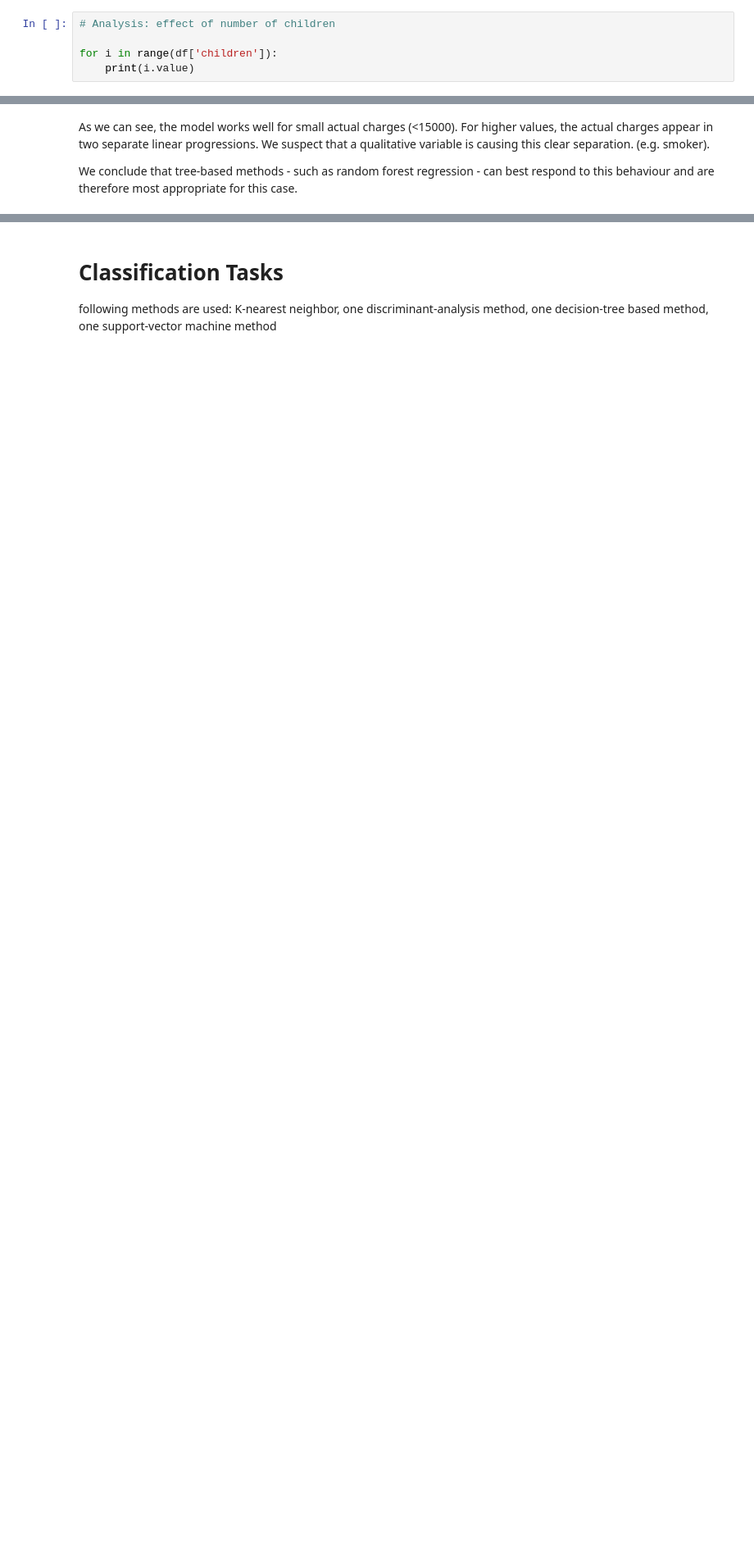
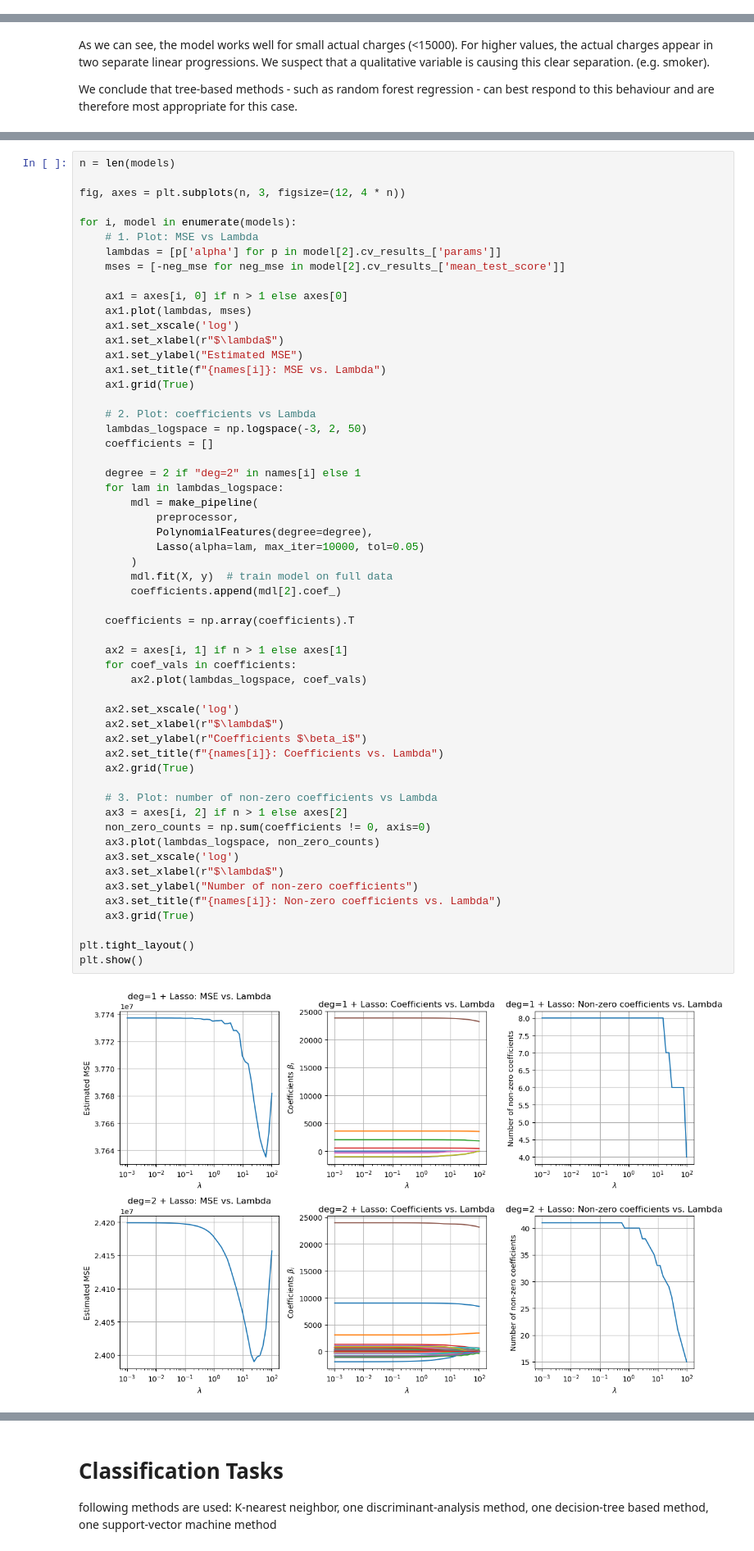
Before and after one commit to MisterSte/MLDA_Gruppenwerk, a Jupyter notebook: insurance.ipynb, the cells around one changed output, grey strips where cells are left out. Shown at 82% size. Cells and saved outputs as stored; diff of their text form; blank space fills up the shorter version.

Commit message:
added lasso regression

```diff
--- a/insurance.ipynb
+++ b/insurance.ipynb
@@ -76,8 +79,3 @@ sns.scatterplot(data=df, x=df['age'], y=df['bmi'], alpha=0.5, hue=df['region'],
 # %% [output]
 <Axes: xlabel='age', ylabel='bmi'>
 [figure]
-# %%
-# Analysis: effect of number of children
-
-for i in range(df['children']):
-    print(i.value)
@@ -477,0 +582,58 @@ We conclude that tree-based methods - such as random forest regression - can bes
+# %%
+n = len(models)
+
+fig, axes = plt.subplots(n, 3, figsize=(12, 4 * n))
+
+for i, model in enumerate(models):
+    # 1. Plot: MSE vs Lambda
+    lambdas = [p['alpha'] for p in model[2].cv_results_['params']]
+    mses = [-neg_mse for neg_mse in model[2].cv_results_['mean_test_score']]
+
+    ax1 = axes[i, 0] if n > 1 else axes[0]
+    ax1.plot(lambdas, mses)
+    ax1.set_xscale('log')
+    ax1.set_xlabel(r"$\lambda$")
+    ax1.set_ylabel("Estimated MSE")
+    ax1.set_title(f"{names[i]}: MSE vs. Lambda")
+    ax1.grid(True)
+
+    # 2. Plot: coefficients vs Lambda
+    lambdas_logspace = np.logspace(-3, 2, 50)
+    coefficients = []
+
+    degree = 2 if "deg=2" in names[i] else 1
+    for lam in lambdas_logspace:
+        mdl = make_pipeline(
+            preprocessor,
+            PolynomialFeatures(degree=degree),
+            Lasso(alpha=lam, max_iter=10000, tol=0.05)
+        )
+        mdl.fit(X, y)  # train model on full data
+        coefficients.append(mdl[2].coef_)
+
+    coefficients = np.array(coefficients).T
+
+    ax2 = axes[i, 1] if n > 1 else axes[1]
+    for coef_vals in coefficients:
+        ax2.plot(lambdas_logspace, coef_vals)
+
+    ax2.set_xscale('log')
+    ax2.set_xlabel(r"$\lambda$")
+    ax2.set_ylabel(r"Coefficients $\beta_i$")
+    ax2.set_title(f"{names[i]}: Coefficients vs. Lambda")
+    ax2.grid(True)
+
+    # 3. Plot: number of non-zero coefficients vs Lambda
+    ax3 = axes[i, 2] if n > 1 else axes[2]
+    non_zero_counts = np.sum(coefficients != 0, axis=0)
+    ax3.plot(lambdas_logspace, non_zero_counts)
+    ax3.set_xscale('log')
+    ax3.set_xlabel(r"$\lambda$")
+    ax3.set_ylabel("Number of non-zero coefficients")
+    ax3.set_title(f"{names[i]}: Non-zero coefficients vs. Lambda")
+    ax3.grid(True)
+
+plt.tight_layout()
+plt.show()
+# %% [output]
+[figure, added]
```
Also changed, not shown: parts of 18 cells of this notebook.
